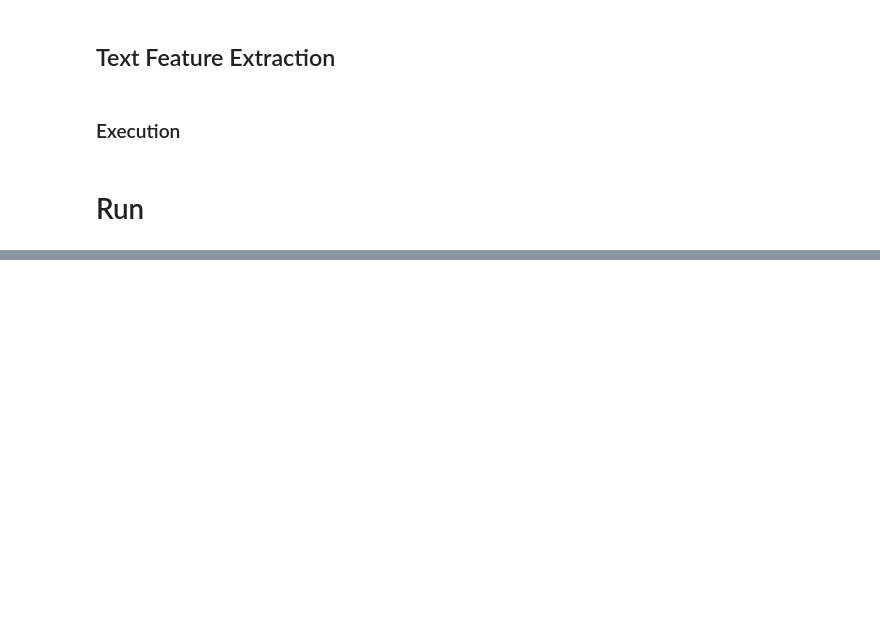
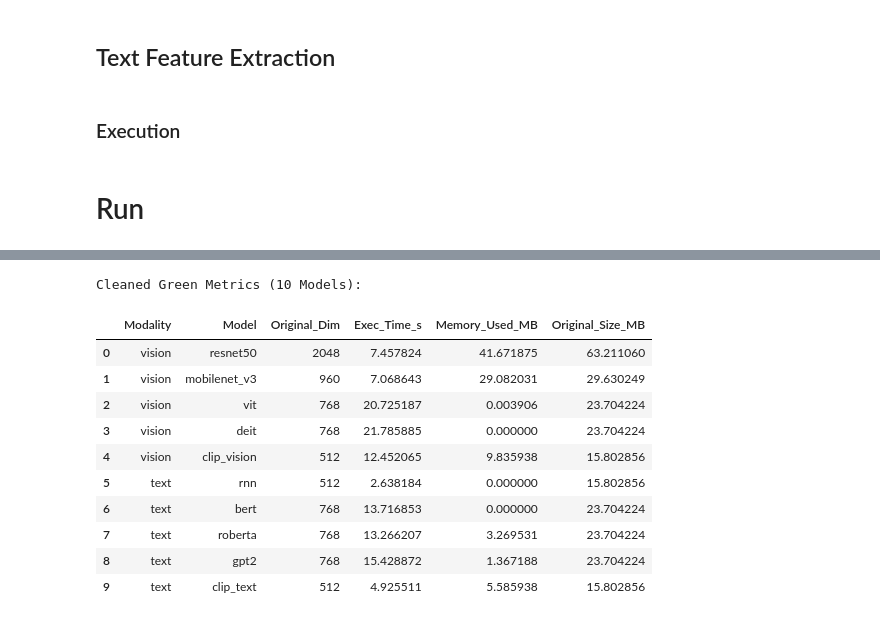
Before and after one commit to ayselatx/tfe, a Jupyter notebook: Unimodal_Indexation.ipynb, the cells around one changed output, grey strips where cells are left out. Cells and saved outputs as stored; diff of their text form; code cells hidden in the pictures; blank space fills up the shorter version.

```diff
--- a/Unimodal_Indexation.ipynb
+++ b/Unimodal_Indexation.ipynb
@@ -522,0 +723,22 @@ NameError: name 'sys' is not defined
+# %%
+# Clean up duplicate runs by keeping only the last successful extraction for each model
+df_green = df_green.drop_duplicates(subset=['Modality', 'Model'], keep='last').reset_index(drop=True)
+
+# Re-save the clean table
+df_green.to_pickle(green_metrics_path)
+
+print("Cleaned Green Metrics (10 Models):")
+display(df_green)
+# %% [output]
+Cleaned Green Metrics (10 Models):
+|  | Modality | Model | Original_Dim | Exec_Time_s | Memory_Used_MB | Original_Size_MB |
+| 0 | vision | resnet50 | 2048 | 7.457824 | 41.671875 | 63.211060 |
+| 1 | vision | mobilenet_v3 | 960 | 7.068643 | 29.082031 | 29.630249 |
+| 2 | vision | vit | 768 | 20.725187 | 0.003906 | 23.704224 |
+| 3 | vision | deit | 768 | 21.785885 | 0.000000 | 23.704224 |
+| 4 | vision | clip_vision | 512 | 12.452065 | 9.835938 | 15.802856 |
+| 5 | text | rnn | 512 | 2.638184 | 0.000000 | 15.802856 |
+| 6 | text | bert | 768 | 13.716853 | 0.000000 | 23.704224 |
+| 7 | text | roberta | 768 | 13.266207 | 3.269531 | 23.704224 |
+| 8 | text | gpt2 | 768 | 15.428872 | 1.367188 | 23.704224 |
+| 9 | text | clip_text | 512 | 4.925511 | 5.585938 | 15.802856 |
```
Also changed, not shown: parts of 8 cells of this notebook.
